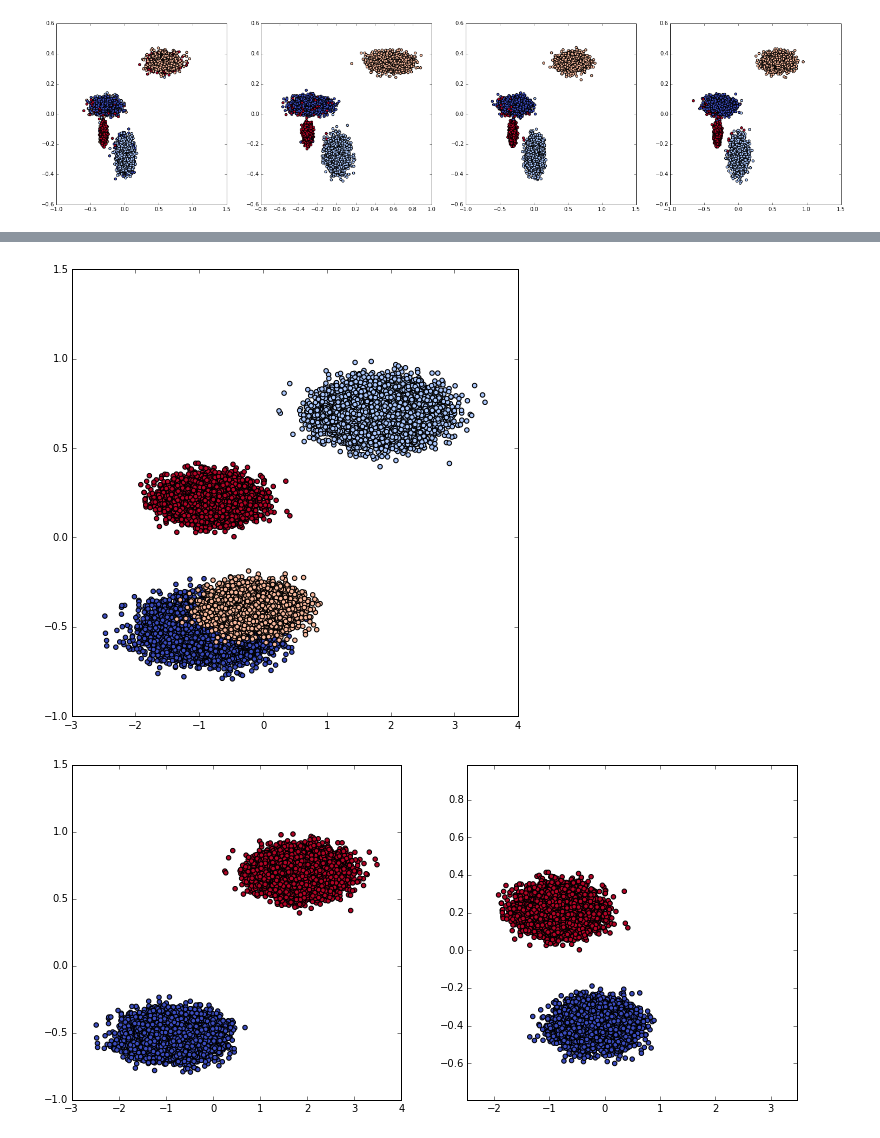
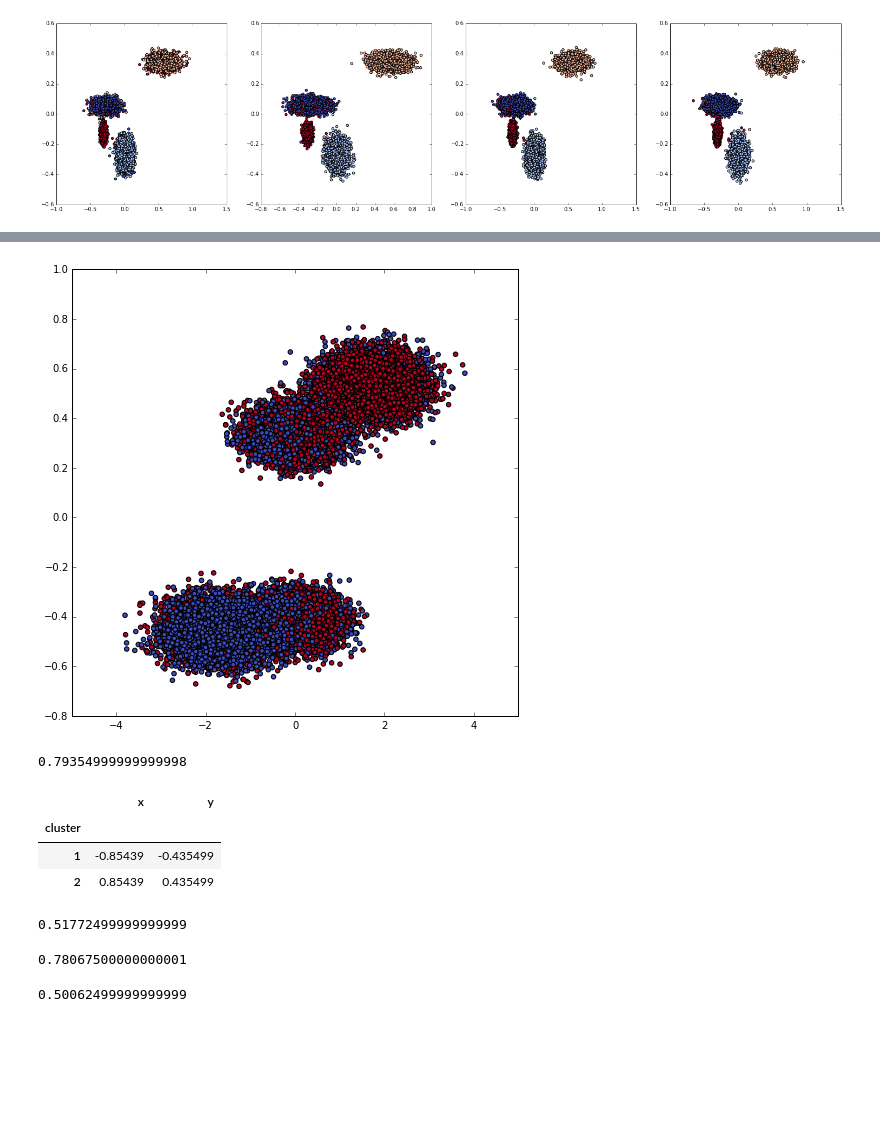
Before and after one commit to gyfora/stream-clustering, a Jupyter notebook: python/ClusterGen.ipynb, the cells around one changed output, grey strips where cells are left out. Cells and saved outputs as stored; diff of their text form; code cells hidden in the pictures; blank space fills up the shorter version.

```diff
--- a/python/ClusterGen.ipynb
+++ b/python/ClusterGen.ipynb
@@ -181,8 +264,59 @@ stream2.to_csv("data2.csv", header = False)
-# %%
-data3 = generate_clusters(4, seed=1234,size=10000, means = {0:(0,0),2:(0.5,0.5),1:(2,5),3:(0,3)}, cvars = {0:(0.1,0.1),1:(0.1,0.1),2:(0.05,0.05),3:(0.05,0.05)})
-stream3 = create_stream(data3,3,mix=0)
-plot_progression(stream3,2)
-stream3.to_csv("data3.csv", header = False)
-# %% [output]
-[figure, removed]
-[figure, removed]
+# %%
+result3npnb = pd.read_csv("data3_nonParallelNB.csv",index_col = 0, header = None, names = ["x","y","cluster"])
+result3nptb = pd.read_csv("data3_nonParallelTB.csv",index_col = 0, header = None, names = ["x","y","cluster"])
+result3ptb = pd.read_csv("data3_parallelTB.csv",index_col = 0, header = None, names = ["x","y","cluster"])
+result3ptbd = pd.read_csv("data3_parallelTB_D.csv",index_col = 0, header = None, names = ["x","y","cluster"])
+i3 = data3.cluster == 3
+i4 = data3.cluster == 4
+data3.cluster[i3]=1
+data3.cluster[i4]=2
+# %%
+# plot_data(result3npnb, fig_path = "res31.png")
+# plot_data(result3nptb, fig_path = "res32.png")
+# plot_data(result3ptb, fig_path = "res33.png")
+plot_data(result3ptbd, fig_path = "res34.png")
+# %% [output]
+[figure, added]
+# %%
+res = result3npnb.groupby("cluster").mean()
+res
+clusterMap = {0:2,1:1}
+result3npnb.cluster = result3npnb.cluster.map(lambda x: clusterMap[x])
+joined = data3.join(result3npnb,rsuffix="_2")
+mean(joined.cluster == joined.cluster_2)
+# %% [output]
+0.79354999999999998
+# %%
+res2
+# %% [output]
+|  | x | y |
+| cluster |  |  |
+| 1 | -0.85439 | -0.435499 |
+| 2 | 0.85439 | 0.435499 |
+# %%
+res = result3nptb.groupby("cluster").mean()
+res
+clusterMap = {0:1,1:2}
+result3nptb.cluster = result3nptb.cluster.map(lambda x: clusterMap[x])
+joined = data3.join(result3nptb,rsuffix="_2")
+mean(joined.cluster == joined.cluster_2)
+# %% [output]
+0.51772499999999999
+# %%
+res = result3ptb.groupby("cluster").mean()
+res
+clusterMap = {0:1,1:2}
+result3ptb.cluster = result3ptb.cluster.map(lambda x: clusterMap[x])
+joined = data3.join(result3ptb,rsuffix="_2")
+mean(joined.cluster == joined.cluster_2)
+# %% [output]
+0.78067500000000001
+# %%
+res = result3ptbd.groupby("cluster").mean()
+res
+clusterMap = {0:2,1:1}
+result3ptbd.cluster = result3ptbd.cluster.map(lambda x: clusterMap[x])
+joined = data3.join(result3ptbd,rsuffix="_2")
+mean(joined.cluster == joined.cluster_2)
+# %% [output]
+0.50062499999999999
```
Also changed, not shown: parts of 16 cells of this notebook, 1 other file.
